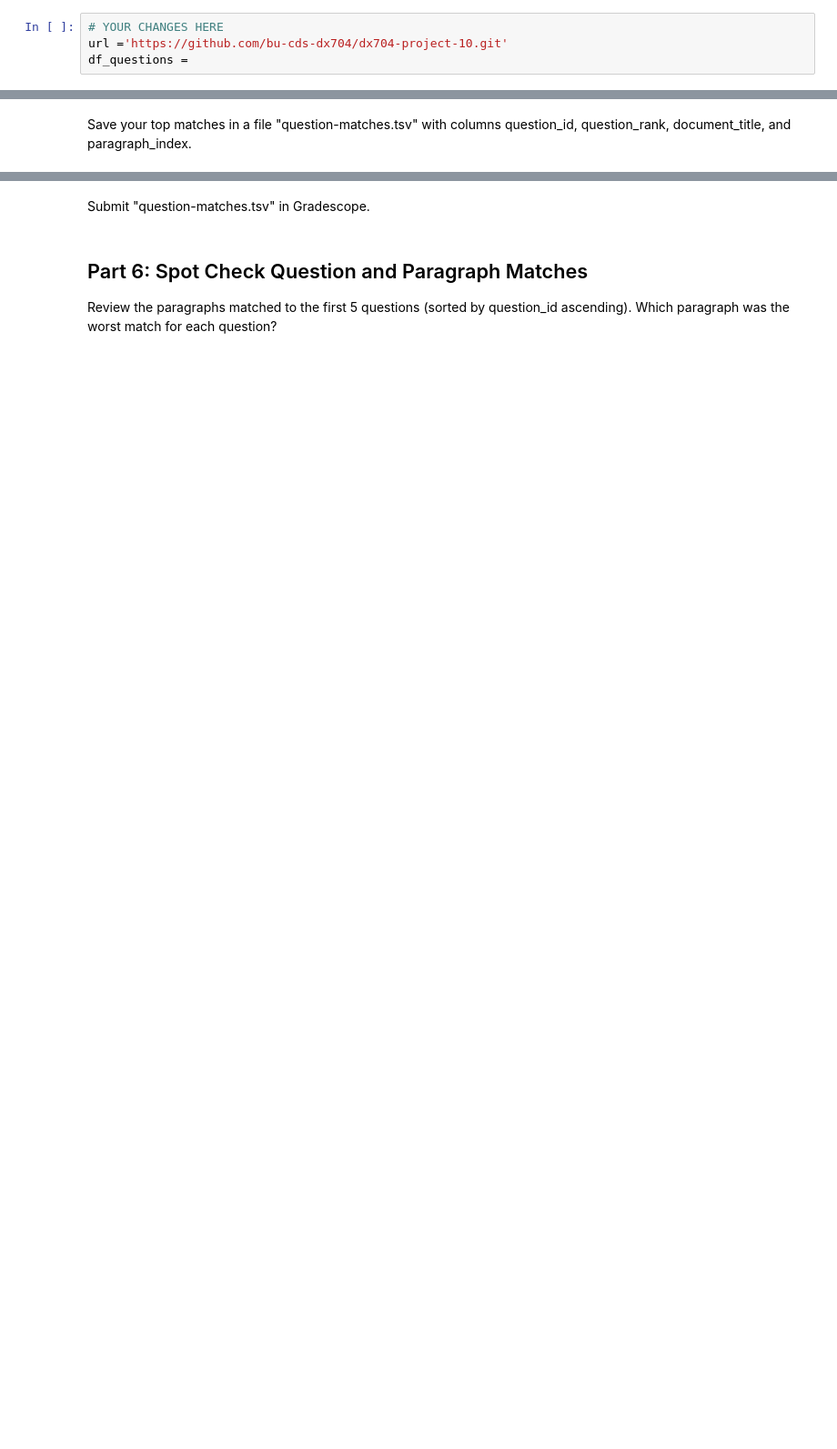
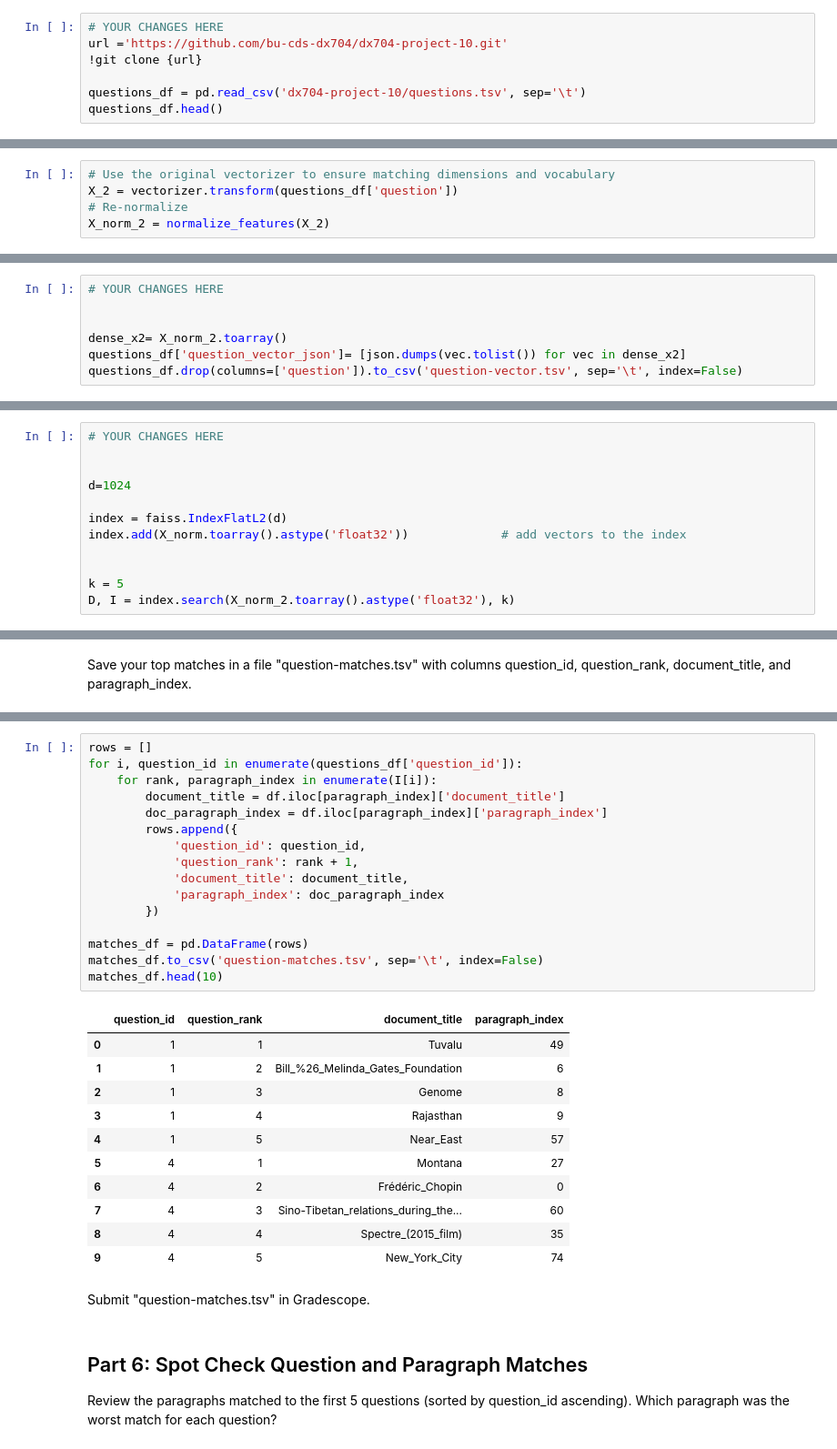
Before and after one commit to Felixe360/BI-leaders, a Jupyter notebook: project.ipynb, the cells around one changed output, grey strips where cells are left out. Shown at 91% size. Saved outputs shown, nothing was run; the diff lists cells and outputs as text; blank space fills up the shorter version.

```diff
--- a/project.ipynb
+++ b/project.ipynb
@@ -183,4 +179,7 @@ Read the questions in "questions.tsv" and encode them in the same way that you e
 # %%
 # YOUR CHANGES HERE
 url ='https://github.com/bu-cds-dx704/dx704-project-10.git'
-df_questions =
+!git clone {url}
+
+questions_df = pd.read_csv('dx704-project-10/questions.tsv', sep='\t')
+questions_df.head()
@@ -187,2 +194,7 @@ df_questions =
+# %%
+# Use the original vectorizer to ensure matching dimensions and vocabulary
+X_2 = vectorizer.transform(questions_df['question'])
+# Re-normalize
+X_norm_2 = normalize_features(X_2)
 # %% [markdown]
 Save your question vectors in "question-vectors.tsv" with columns question_id and question_vector_json.
@@ -192,0 +201,7 @@ Save your question vectors in "question-vectors.tsv" with columns question_id an
+# %%
+# YOUR CHANGES HERE
+
+
+dense_x2= X_norm_2.toarray()
+questions_df['question_vector_json']= [json.dumps(vec.tolist()) for vec in dense_x2]
+questions_df.drop(columns=['question']).to_csv('question-vector.tsv', sep='\t', index=False)
@@ -203,0 +230,12 @@ Specifically, use the Euclidean distance between the vectors.
+# %%
+# YOUR CHANGES HERE
+
+
+d=1024
+
+index = faiss.IndexFlatL2(d)
+index.add(X_norm.toarray().astype('float32'))             # add vectors to the index
+
+
+k = 5
+D, I = index.search(X_norm_2.toarray().astype('float32'), k)
@@ -210,3 +264,31 @@ Save your top matches in a file "question-matches.tsv" with columns question_id,
+# %%
+rows = []
+for i, question_id in enumerate(questions_df['question_id']):
+    for rank, paragraph_index in enumerate(I[i]):
+        document_title = df.iloc[paragraph_index]['document_title']
+        doc_paragraph_index = df.iloc[paragraph_index]['paragraph_index']
+        rows.append({
+            'question_id': question_id,
+            'question_rank': rank + 1,
+            'document_title': document_title,
+            'paragraph_index': doc_paragraph_index
+        })
+
+matches_df = pd.DataFrame(rows)
+matches_df.to_csv('question-matches.tsv', sep='\t', index=False)
+matches_df.head(10)
+# %% [output]
+|  | question_id | question_rank | document_title | paragraph_index |
+| 0 | 1 | 1 | Tuvalu | 49 |
+| 1 | 1 | 2 | Bill_%26_Melinda_Gates_Foundation | 6 |
+| 2 | 1 | 3 | Genome | 8 |
+| 3 | 1 | 4 | Rajasthan | 9 |
+| 4 | 1 | 5 | Near_East | 57 |
+| 5 | 4 | 1 | Montana | 27 |
+| 6 | 4 | 2 | Frédéric_Chopin | 0 |
+| 7 | 4 | 3 | Sino-Tibetan_relations_during_the... | 60 |
+| 8 | 4 | 4 | Spectre_(2015_film) | 35 |
+| 9 | 4 | 5 | New_York_City | 74 |
 # %% [markdown]
 Submit "question-matches.tsv" in Gradescope.
 # %% [markdown]
```
Also changed, not shown: parts of 10 cells of this notebook.
